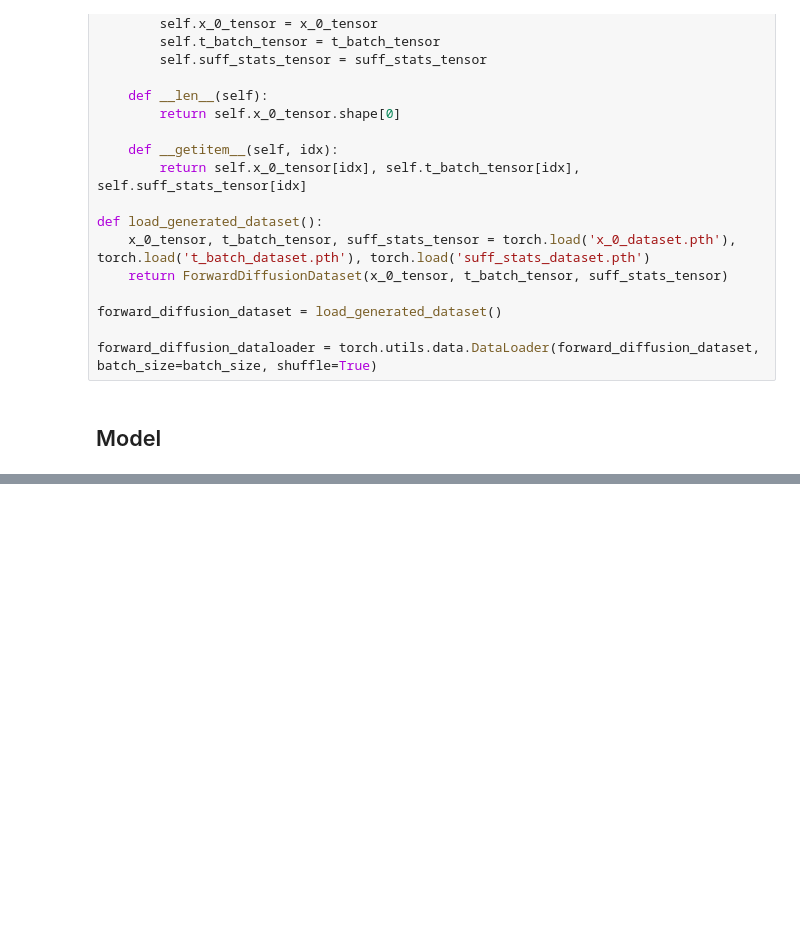
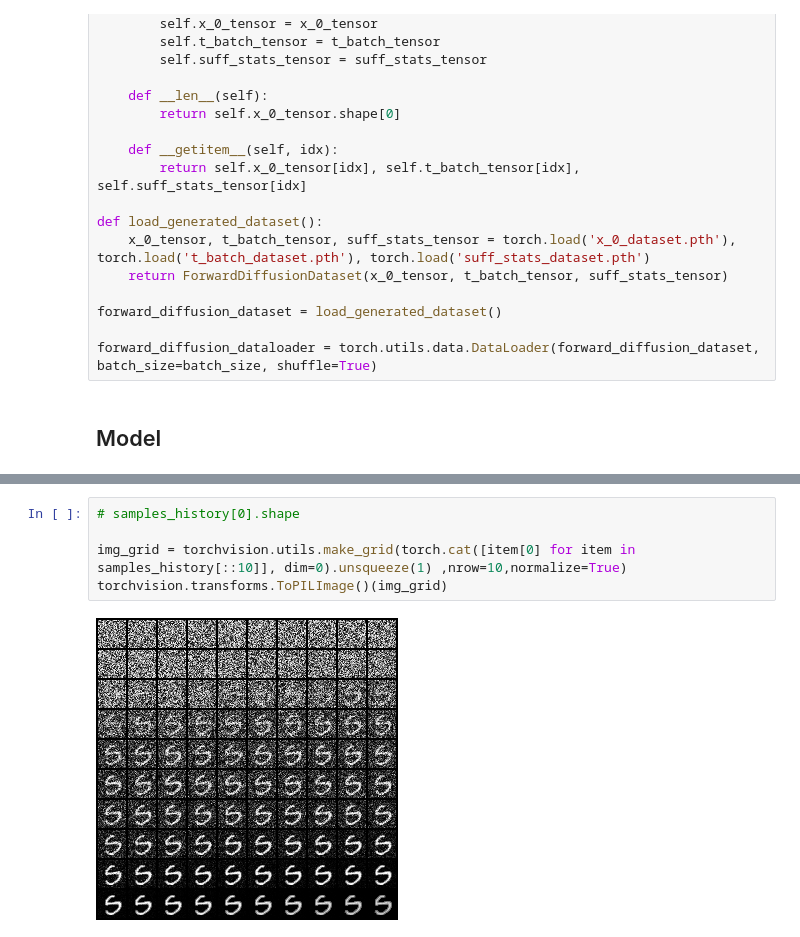
Before and after one commit to SKholkin/SS_DDPM, a Jupyter notebook: ssddpm_beta.ipynb, the cells around one changed output, grey strips where cells are left out. Saved outputs shown, nothing was run; the diff lists cells and outputs as text; blank space fills up the shorter version.

```diff
--- a/ssddpm_beta.ipynb
+++ b/ssddpm_beta.ipynb
@@ -247,0 +294,7 @@ axes[1][1].imshow(samples[3].detach().cpu().numpy().squeeze(), cmap='gray')
+# %%
+# samples_history[0].shape
+
+img_grid = torchvision.utils.make_grid(torch.cat([item[0] for item in samples_history[::10]], dim=0).unsqueeze(1) ,nrow=10,normalize=True)
+torchvision.transforms.ToPILImage()(img_grid)
+# %% [output]
+[figure, added]
```
Also changed, not shown: parts of 12 cells of this notebook, 6 other files.
